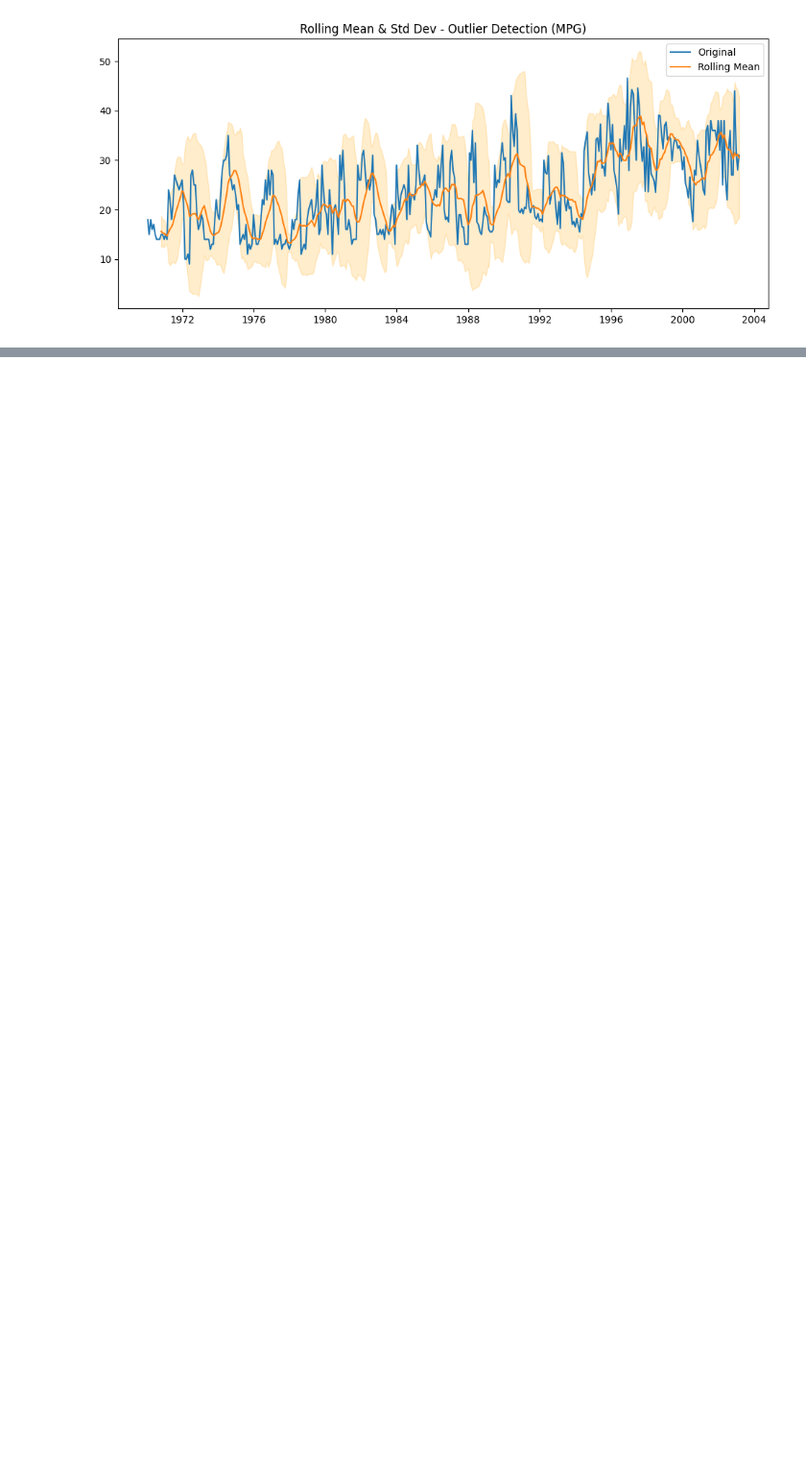
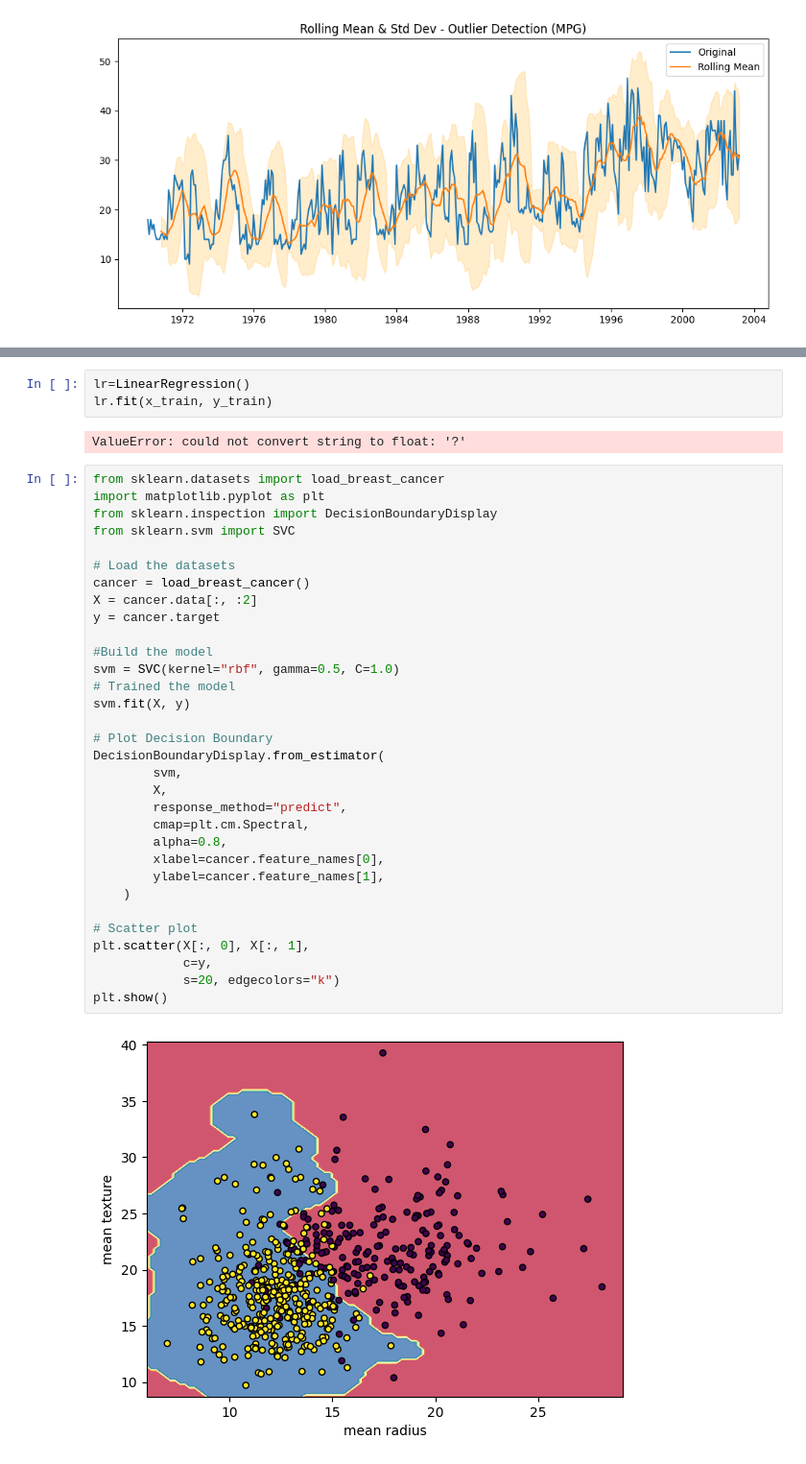
Before and after one commit to prateek14062005/Jack, a Jupyter notebook: AI_prateek_.ipynb, the cells around one changed output, grey strips where cells are left out. Shown at 96% size. Drawn from its saved outputs; the diff is of its cells as text; blank space fills up the shorter version.

```diff
--- a/AI_prateek_.ipynb
+++ b/AI_prateek_.ipynb
@@ -2943,0 +3106,39 @@ dtype: int64
+# %%
+lr=LinearRegression()
+lr.fit(x_train, y_train)
+# %% [output]
+ValueError: could not convert string to float: '?'
+# %%
+from sklearn.datasets import load_breast_cancer
+import matplotlib.pyplot as plt
+from sklearn.inspection import DecisionBoundaryDisplay
+from sklearn.svm import SVC
+
+# Load the datasets
+cancer = load_breast_cancer()
+X = cancer.data[:, :2]
+y = cancer.target
+
+#Build the model
+svm = SVC(kernel="rbf", gamma=0.5, C=1.0)
+# Trained the model
+svm.fit(X, y)
+
+# Plot Decision Boundary
+DecisionBoundaryDisplay.from_estimator(
+        svm,
+        X,
+        response_method="predict",
+        cmap=plt.cm.Spectral,
+        alpha=0.8,
+        xlabel=cancer.feature_names[0],
+        ylabel=cancer.feature_names[1],
+    )
+
+# Scatter plot
+plt.scatter(X[:, 0], X[:, 1],
+            c=y,
+            s=20, edgecolors="k")
+plt.show()
+# %% [output]
+[figure, added]
```
Also changed, not shown: parts of 13 cells of this notebook.
